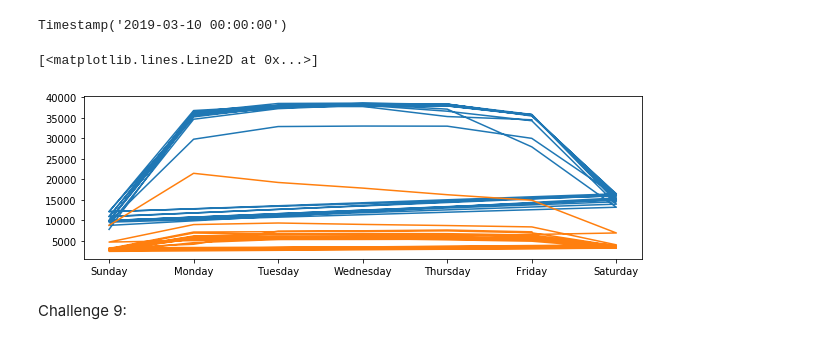
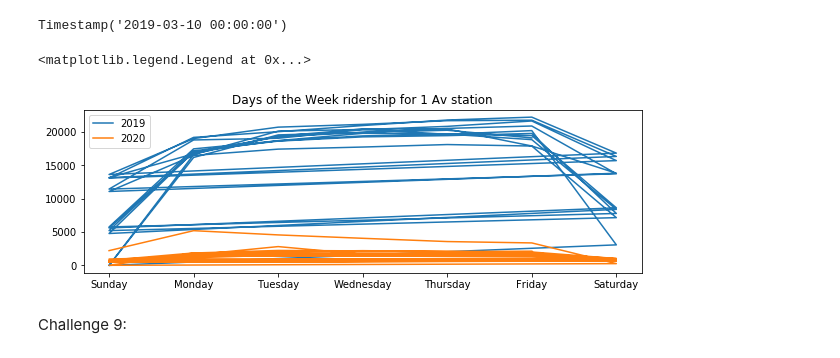
Before and after one commit to bshaiman/MTA-Project, a Jupyter notebook: clean_turnstiles.ipynb, the cells around one changed output. Drawn from its saved outputs; the diff is of its cells as text; code cells hidden in the pictures.

```diff
--- a/clean_turnstiles.ipynb
+++ b/clean_turnstiles.ipynb
@@ -191,11 +213,13 @@ import numpy as np
 # %%
-unzipped = list(zip(*pre_time_series['WALL ST']))
-dates = unzipped[0]
-counts = unzipped[1]
+unzipped = list(zip(*post_time_series['WALL ST']))
+dates = unzipped[0][5:]
+counts = unzipped[1][5:]
 plt.figure(figsize=(10,3))
-plt.plot(dates, counts)
-post_unzip = list(zip(*pre_time_series['JAMAICA CENTER']))
-post_dates = post_unzip[0]
-post_counts = post_unzip[1]
-plt.plot(post_dates, post_counts)
+plt.plot(dates, counts, label='Wall St')
+post_unzip = list(zip(*post_time_series['JAMAICA CENTER']))
+post_dates = post_unzip[0][5:]
+post_counts = post_unzip[1][5:]
+plt.plot(post_dates, post_counts, label='Jamaica Center')
+plt.legend(loc='upper center')
+plt.title('2020 Ridership Comparison')
 # %% [output]
@@ -245,18 +249,16 @@ post_days_series = defaultdict(list)
 for row in post_stations.itertuples():
     post_days_series[row[1]].append((row[2], row[2].strftime('%A'), row[3]))
 # %%
-unzipped = list(zip(*pre_days_series['JAMAICA CENTER']))
-day = unzipped[1]
-counts = unzipped[2]
+pre_date, pre_day, pre_counts = list(zip(*pre_days_series['1 AV']))
 plt.figure(figsize=(10,3))
-plt.plot(day, counts)
-post_unzip = list(zip(*post_days_series['JAMAICA CENTER']))
-post_day = post_unzip[1]
-post_counts = post_unzip[2]
-plt.plot(post_day, post_counts)
+plt.plot(day, counts, label='2019')
+post_date, post_day, post_counts = list(zip(*post_days_series['1 AV']))
+plt.plot(post_day, post_counts, label='2020')
+plt.title('Days of the Week ridership for 1 Av station')
+plt.legend(loc='upper left')
 # %% [output]
-[<matplotlib.lines.Line2D at 0x...>]
+<matplotlib.legend.Legend at 0x...>
-[figure, old version]
+[figure, new version]
 # %% [markdown]
 Challenge 9:
 # %%
```
Also changed, not shown: parts of 8 cells of this notebook, 1 other file.
